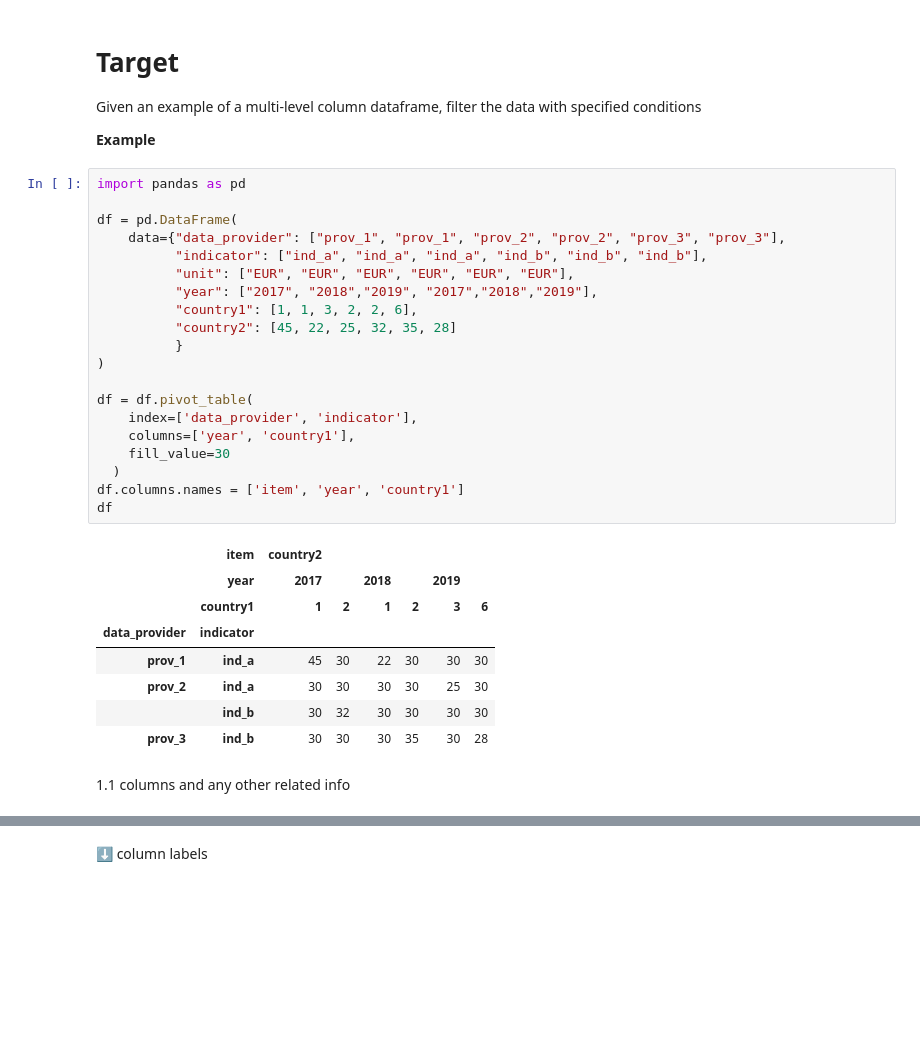
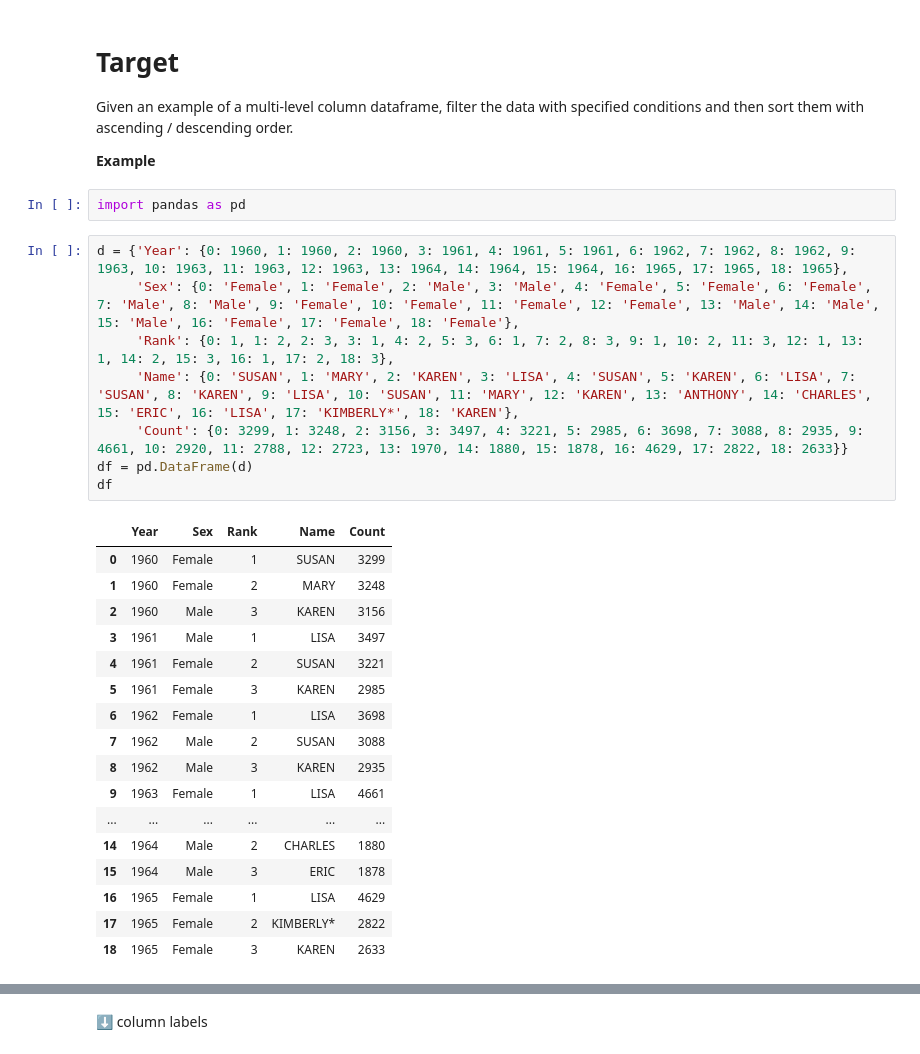
Before and after one commit to mangomangomango0820/DataAnalysis, a Jupyter notebook: Pandas/Filter/Filter_MultiLevelColumn.ipynb, the cells around one changed output, grey strips where cells are left out. Cells and saved outputs as stored; diff of their text form; blank space fills up the shorter version.

```diff
--- a/Pandas/Filter/Filter_MultiLevelColumn.ipynb
+++ b/Pandas/Filter/Filter_MultiLevelColumn.ipynb
@@ -1,36 +1,33 @@
 # %% [markdown]
 # Target
-Given an example of a multi-level column dataframe, filter the data with specified conditions
+Given an example of a multi-level column dataframe, filter the data with specified conditions and then sort them with ascending / descending order.
 
 **Example**
-# %%
-import pandas as pd
-
-df = pd.DataFrame(
-    data={"data_provider": ["prov_1", "prov_1", "prov_2", "prov_2", "prov_3", "prov_3"],
-          "indicator": ["ind_a", "ind_a", "ind_a", "ind_b", "ind_b", "ind_b"],
-          "unit": ["EUR", "EUR", "EUR", "EUR", "EUR", "EUR"],
-          "year": ["2017", "2018","2019", "2017","2018","2019"],
-          "country1": [1, 1, 3, 2, 2, 6],
-          "country2": [45, 22, 25, 32, 35, 28]
-          }
-)
-
-df = df.pivot_table(
-    index=['data_provider', 'indicator'],
-    columns=['year', 'country1'],
-    fill_value=30
-  )
-df.columns.names = ['item', 'year', 'country1']
-df
-# %% [output]
-|  | item | country2 |  |  |  |  |  |
-|  | year | 2017 |  | 2018 |  | 2019 |  |
-|  | country1 | 1 | 2 | 1 | 2 | 3 | 6 |
-| data_provider | indicator |  |  |  |  |  |  |
-| prov_1 | ind_a | 45 | 30 | 22 | 30 | 30 | 30 |
-| prov_2 | ind_a | 30 | 30 | 30 | 30 | 25 | 30 |
-|  | ind_b | 30 | 32 | 30 | 30 | 30 | 30 |
-| prov_3 | ind_b | 30 | 30 | 30 | 35 | 30 | 28 |
-# %% [markdown]
-1.1 columns and any other related info
+# %%
+import pandas as pd
+# %%
+d = {'Year': {0: 1960, 1: 1960, 2: 1960, 3: 1961, 4: 1961, 5: 1961, 6: 1962, 7: 1962, 8: 1962, 9: 1963, 10: 1963, 11: 1963, 12: 1963, 13: 1964, 14: 1964, 15: 1964, 16: 1965, 17: 1965, 18: 1965},
+     'Sex': {0: 'Female', 1: 'Female', 2: 'Male', 3: 'Male', 4: 'Female', 5: 'Female', 6: 'Female', 7: 'Male', 8: 'Male', 9: 'Female', 10: 'Female', 11: 'Female', 12: 'Female', 13: 'Male', 14: 'Male', 15: 'Male', 16: 'Female', 17: 'Female', 18: 'Female'},
+     'Rank': {0: 1, 1: 2, 2: 3, 3: 1, 4: 2, 5: 3, 6: 1, 7: 2, 8: 3, 9: 1, 10: 2, 11: 3, 12: 1, 13: 1, 14: 2, 15: 3, 16: 1, 17: 2, 18: 3},
+     'Name': {0: 'SUSAN', 1: 'MARY', 2: 'KAREN', 3: 'LISA', 4: 'SUSAN', 5: 'KAREN', 6: 'LISA', 7: 'SUSAN', 8: 'KAREN', 9: 'LISA', 10: 'SUSAN', 11: 'MARY', 12: 'KAREN', 13: 'ANTHONY', 14: 'CHARLES', 15: 'ERIC', 16: 'LISA', 17: 'KIMBERLY*', 18: 'KAREN'},
+     'Count': {0: 3299, 1: 3248, 2: 3156, 3: 3497, 4: 3221, 5: 2985, 6: 3698, 7: 3088, 8: 2935, 9: 4661, 10: 2920, 11: 2788, 12: 2723, 13: 1970, 14: 1880, 15: 1878, 16: 4629, 17: 2822, 18: 2633}}
+df = pd.DataFrame(d)
+df
+# %% [output]
+|  | Year | Sex | Rank | Name | Count |
+| 0 | 1960 | Female | 1 | SUSAN | 3299 |
+| 1 | 1960 | Female | 2 | MARY | 3248 |
+| 2 | 1960 | Male | 3 | KAREN | 3156 |
+| 3 | 1961 | Male | 1 | LISA | 3497 |
+| 4 | 1961 | Female | 2 | SUSAN | 3221 |
+| 5 | 1961 | Female | 3 | KAREN | 2985 |
+| 6 | 1962 | Female | 1 | LISA | 3698 |
+| 7 | 1962 | Male | 2 | SUSAN | 3088 |
+| 8 | 1962 | Male | 3 | KAREN | 2935 |
+| 9 | 1963 | Female | 1 | LISA | 4661 |
+| ... | ... | ... | ... | ... | ... |
+| 14 | 1964 | Male | 2 | CHARLES | 1880 |
+| 15 | 1964 | Male | 3 | ERIC | 1878 |
+| 16 | 1965 | Female | 1 | LISA | 4629 |
+| 17 | 1965 | Female | 2 | KIMBERLY* | 2822 |
+| 18 | 1965 | Female | 3 | KAREN | 2633 |
```
Also changed, not shown: parts of 36 cells of this notebook.
